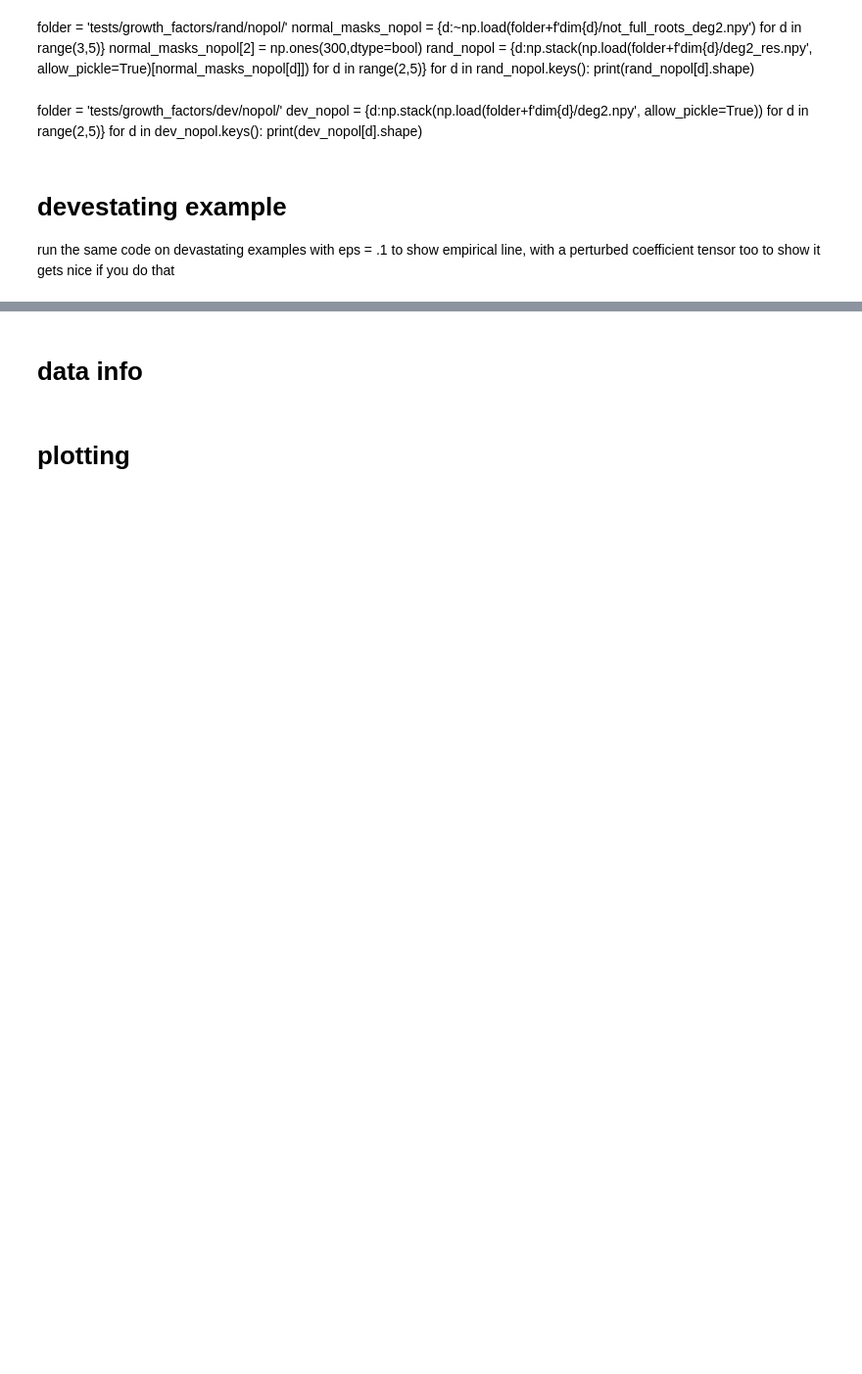
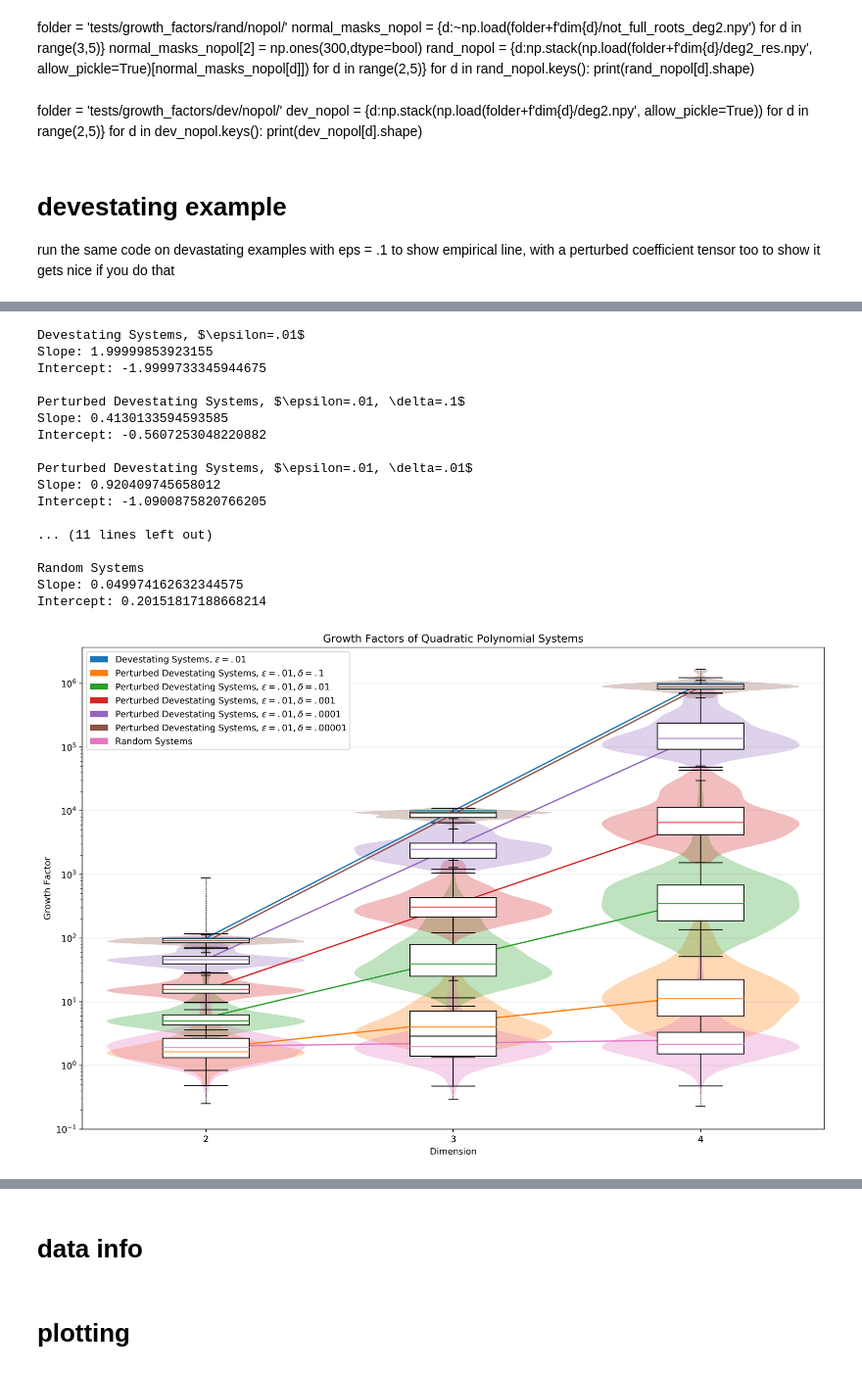
Before and after one commit to tylerjarvis/RootFinding, a Jupyter notebook: GrowthFactors.ipynb, the cells around one changed output, grey strips where cells are left out. Shown at 98% size. Drawn from its saved outputs; the diff is of its cells as text; code cells hidden in the pictures; blank space fills up the shorter version.

Commit message:
updates to growth factors

```diff
--- a/GrowthFactors.ipynb
+++ b/GrowthFactors.ipynb
@@ -126,0 +202,2 @@ gf_dev_3 = devestating_growth_factors([2,3,4,5],.001,'power')
+# %%
+gf_dev_2_delta_2 = devestating_growth_factors([2,3,4],.01,'power',newton=False,save=False,perturb_eps=.01)
@@ -126,0 +222,2 @@ gf_dev_3 = devestating_growth_factors([2,3,4,5],.001,'power')
+# %%
+gf_dev_2_delta3 = devestating_growth_factors([2,3,4],.01,'power',newton=False,save=False,perturb_eps=.001)
@@ -126,0 +242,2 @@ gf_dev_3 = devestating_growth_factors([2,3,4,5],.001,'power')
+# %%
+gf_dev_2_delta4 = devestating_growth_factors([2,3,4],.01,'power',newton=False,save=False,perturb_eps=.0001)
@@ -126,0 +262,2 @@ gf_dev_3 = devestating_growth_factors([2,3,4,5],.001,'power')
+# %%
+gf_dev_2_delta_5 = devestating_growth_factors([2,3,4],.01,'power',newton=False,save=False,perturb_eps=.00001)
@@ -126,0 +282,38 @@ gf_dev_3 = devestating_growth_factors([2,3,4,5],.001,'power')
+# %%
+plot([#gf_dev_1,
+      gf_dev_2,
+#       gf_dev_1_delta3,
+      gf_dev_2_delta_1,
+      gf_dev_2_delta_2,
+      gf_dev_2_delta3,
+      gf_dev_2_delta4,
+      gf_dev_2_delta_5,
+      {d:rand_polished[d] for d in range(2,5)}],
+     [#r'Devestating Systems, $\epsilon=.1$',
+      r'Devestating Systems, $\epsilon=.01$',
+      r'Perturbed Devestating Systems, $\epsilon=.01, \delta=.1$',
+      r'Perturbed Devestating Systems, $\epsilon=.01, \delta=.01$',
+      r'Perturbed Devestating Systems, $\epsilon=.01, \delta=.001$',
+      r'Perturbed Devestating Systems, $\epsilon=.01, \delta=.0001$',
+      r'Perturbed Devestating Systems, $\epsilon=.01, \delta=.00001$',
+      r'Random Systems'],
+     figsize=(15,10))
+# %% [output]
+Devestating Systems, $\epsilon=.01$
+Slope: 1.99999853923155
+Intercept: -1.9999733345944675
+
+Perturbed Devestating Systems, $\epsilon=.01, \delta=.1$
+Slope: 0.4130133594593585
+Intercept: -0.5607253048220882
+
+Perturbed Devestating Systems, $\epsilon=.01, \delta=.01$
+Slope: 0.920409745658012
+Intercept: -1.0900875820766205
+
+... (11 lines left out)
+
+Random Systems
+Slope: 0.049974162632344575
+Intercept: 0.20151817188668214
+[figure, added]
```
Also changed, not shown: parts of 21 cells of this notebook, 2 other files.
